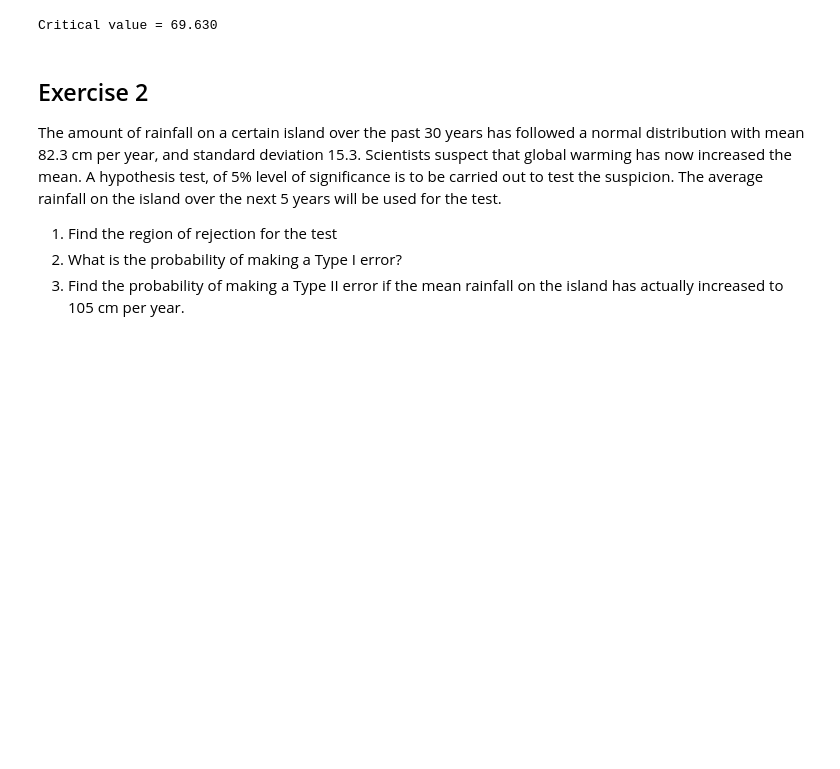
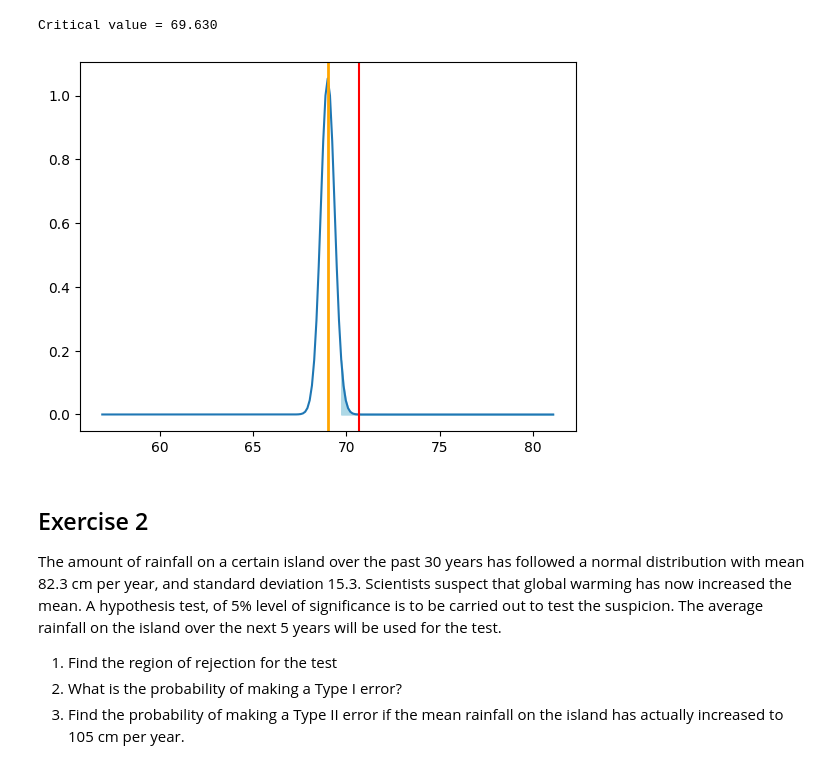
Before and after one commit to Wietse-VandeVelde/dsai-labs, a Jupyter notebook: 3-central-limit-testing/lab-3.04-hypothesis-testing.ipynb, the cells around one changed output. Cells and saved outputs as stored; diff of their text form; code cells hidden in the pictures; blank space fills up the shorter version.

```diff
--- a/3-central-limit-testing/lab-3.04-hypothesis-testing.ipynb
+++ b/3-central-limit-testing/lab-3.04-hypothesis-testing.ipynb
@@ -47,12 +47,12 @@ df.head()
 
 **Step 4.** Calculate the $p$-value and reject $H_0$ if $p > alpha
 # %%
-m = 69
-n = 64
-m_sample = df['Height'].mean()
-s_sample = df['Height'].std()
+mu = 69
+mu_s = df['Height'].mean()
+sigma_s = df['Height'].std()
+n = df['Height'].count()
 alpha = 0.05
 
-p = stats.t.sf(m_sample, loc= m, scale= s_sample / np.sqrt(n), df= n - 1)
-print(f"p = {p:.10f}")
+p = stats.t.sf(mu_s, loc=mu, scale=sigma_s/np.sqrt(n), df=n-1)
+print(f'{p:6f}')
 # %% [output]
@@ -60,10 +60,27 @@ p = 0.0000170810
 # %% [markdown]
 The p value is lower than 5 percent. This means we reject H0.
 # %%
-g = stats.t.isf(alpha, loc = m, scale = s_sample / np.sqrt(n), df = n - 1)
+g = stats.t.isf(alpha, loc = mu, scale = sigma_s / np.sqrt(n), df = n - 1)
 print(f"Critical value = {g:.3f}")
 # %% [output]
 Critical value = 69.630
+# %%
+# Gauss-curve plot:
+# X-values
+dist_x = np.linspace(mu - 4 * sigma_s, mu + 4 * sigma_s, num=201)
+# Y-values for the Gauss curve
+dist_y = stats.t.pdf(dist_x, loc=mu, scale=sigma_s/np.sqrt(n), df=n-1)
+fig, dplot = plt.subplots(1, 1)
+# Plot the Gauss-curve
+dplot.plot(dist_x, dist_y)
+# Show the hypothetical population mean with an orange line
+dplot.axvline(mu, color="orange", lw=2)
+# Show the sample mean with a red line
+dplot.axvline(mu_s, color="red")
+# Fill the acceptance area in light blue
+dplot.fill_between(dist_x, 0, dist_y, where=dist_x >= g, color='lightblue');
+# %% [output]
+[figure, added]
 # %% [markdown]
 ## Exercise 2
 
```
Also changed, not shown: parts of 35 cells of this notebook, 9 other files.
